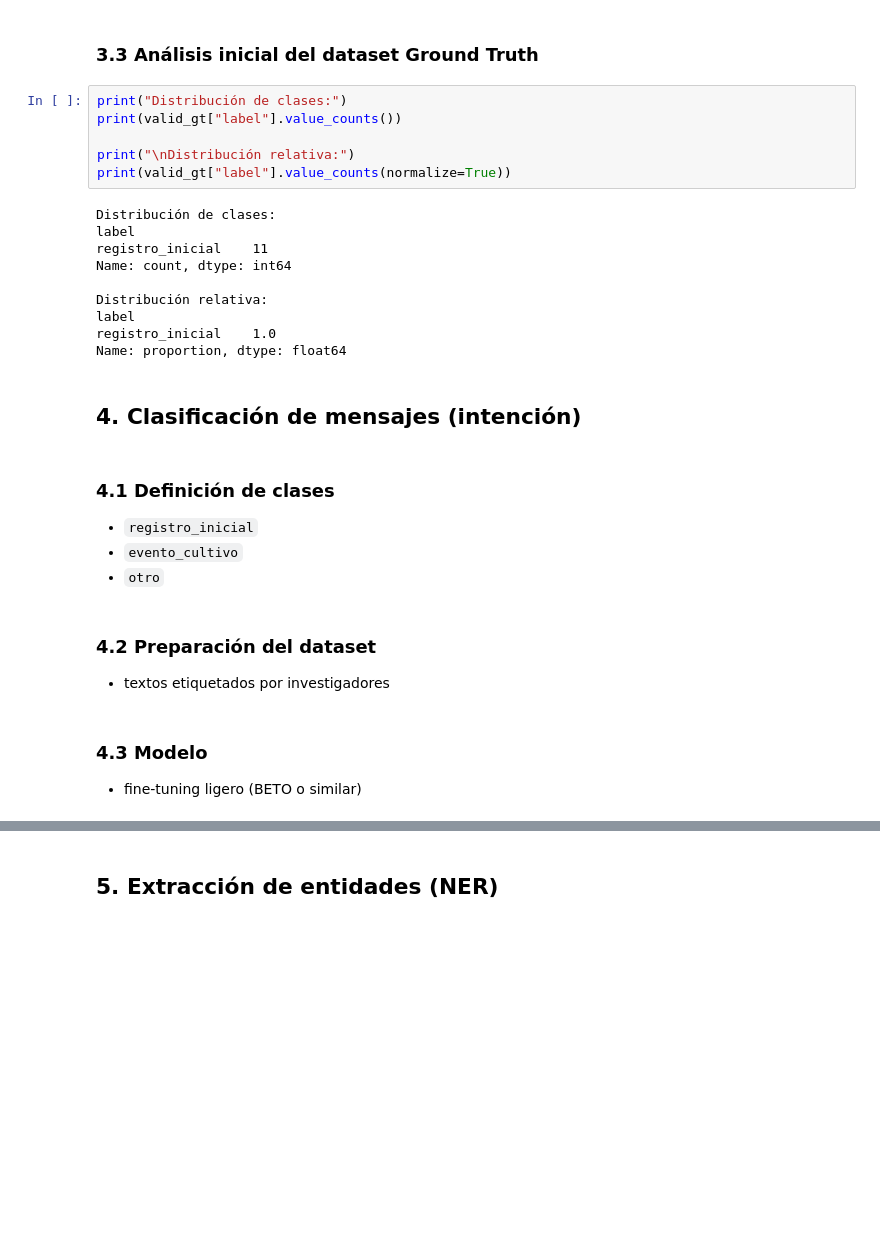
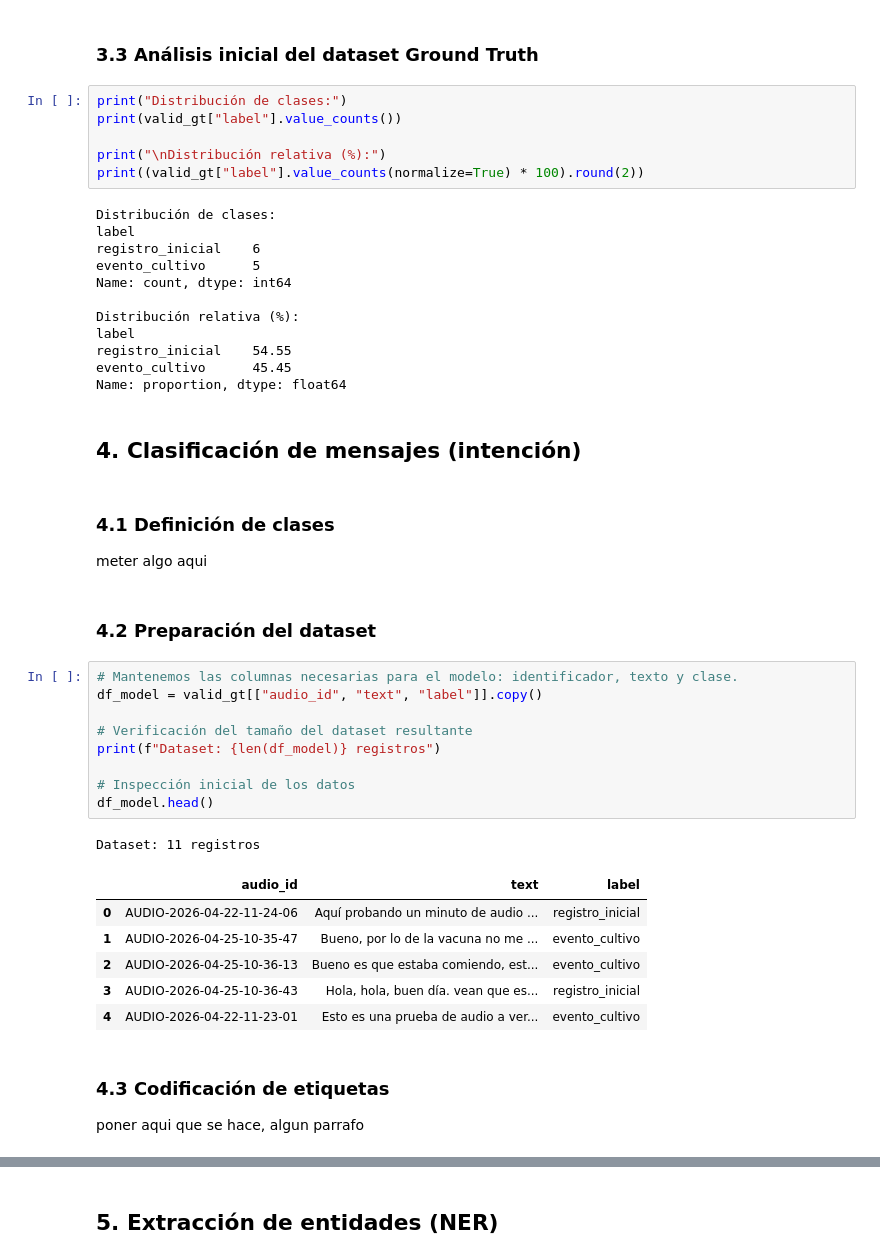
Before and after one commit to JMPinillos/agri-voice-ai, a Jupyter notebook: notebooks/03_nlp_processing/nlp_processing.ipynb, the cells around one changed output, grey strips where cells are left out. Drawn from its saved outputs; the diff is of its cells as text; blank space fills up the shorter version.

```diff
--- a/notebooks/03_nlp_processing/nlp_processing.ipynb
+++ b/notebooks/03_nlp_processing/nlp_processing.ipynb
@@ -264,31 +272,46 @@ GT → válidos: 11, inválidos: 0
 print("Distribución de clases:")
 print(valid_gt["label"].value_counts())
 
-print("\nDistribución relativa:")
-print(valid_gt["label"].value_counts(normalize=True))
+print("\nDistribución relativa (%):")
+print((valid_gt["label"].value_counts(normalize=True) * 100).round(2))
 # %% [output]
 Distribución de clases:
 label
-registro_inicial    11
+registro_inicial    6
+evento_cultivo      5
 Name: count, dtype: int64
 
-Distribución relativa:
+Distribución relativa (%):
 label
-registro_inicial    1.0
+registro_inicial    54.55
+evento_cultivo      45.45
 Name: proportion, dtype: float64
 # %% [markdown]
 ## 4. Clasificación de mensajes (intención)
 # %% [markdown]
 ### 4.1 Definición de clases
 
-* `registro_inicial`
-* `evento_cultivo`
-* `otro`
+meter algo aqui
 # %% [markdown]
 ### 4.2 Preparación del dataset
-
-* textos etiquetados por investigadores
+# %%
+# Mantenemos las columnas necesarias para el modelo: identificador, texto y clase.
+df_model = valid_gt[["audio_id", "text", "label"]].copy()
+
+# Verificación del tamaño del dataset resultante
+print(f"Dataset: {len(df_model)} registros")
+
+# Inspección inicial de los datos
+df_model.head()
+# %% [output]
+Dataset: 11 registros
+|  | audio_id | text | label |
+| 0 | AUDIO-2026-04-22-11-24-06 | Aquí probando un minuto de audio ... | registro_inicial |
+| 1 | AUDIO-2026-04-25-10-35-47 | Bueno, por lo de la vacuna no me ... | evento_cultivo |
+| 2 | AUDIO-2026-04-25-10-36-13 | Bueno es que estaba comiendo, est... | evento_cultivo |
+| 3 | AUDIO-2026-04-25-10-36-43 | Hola, hola, buen día. vean que es... | registro_inicial |
+| 4 | AUDIO-2026-04-22-11-23-01 | Esto es una prueba de audio a ver... | evento_cultivo |
 # %% [markdown]
-### 4.3 Modelo
+### 4.3 Codificación de etiquetas
 
-* fine-tuning ligero (BETO o similar)
+poner aqui que se hace, algun parrafo
```
Also changed, not shown: parts of 35 cells of this notebook, 2 other files.
